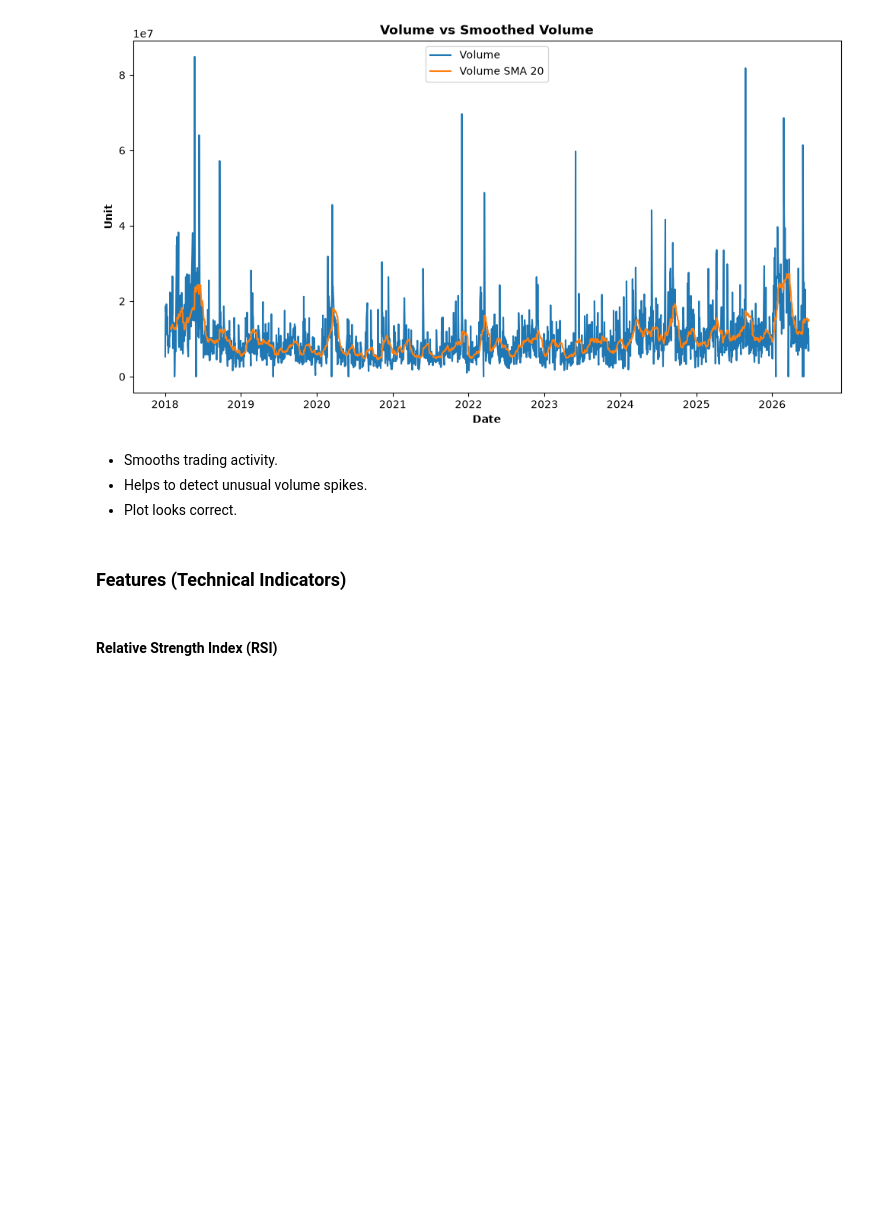
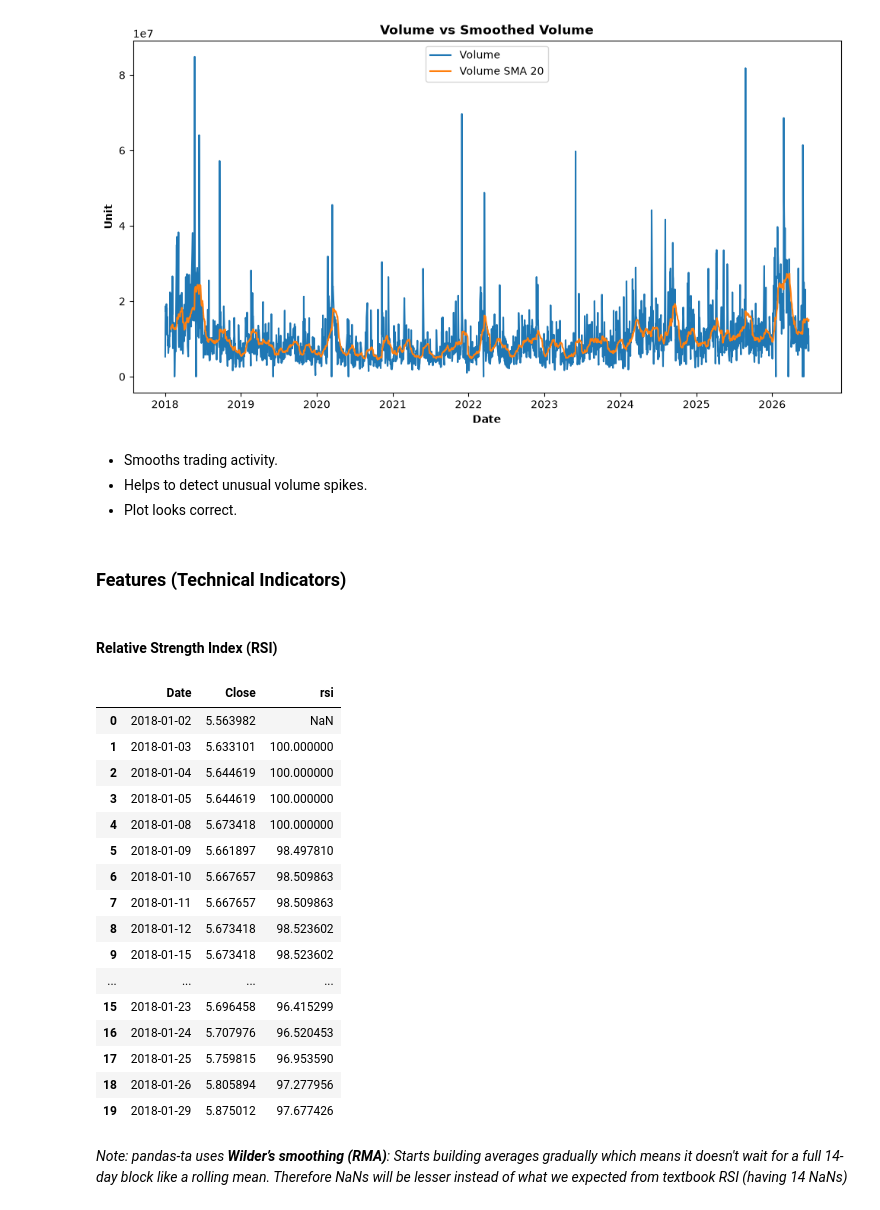
Before and after one commit to zechinglim/xai-stock-prediction-project, a Jupyter notebook: notebooks/feature_engineering.ipynb, the cells around one changed output. Cells and saved outputs as stored; diff of their text form; code cells hidden in the pictures; blank space fills up the shorter version.

```diff
--- a/notebooks/feature_engineering.ipynb
+++ b/notebooks/feature_engineering.ipynb
@@ -212,0 +217,22 @@ import pandas_ta as ta
+# %%
+maybank[['Date', 'Close', 'rsi']].head(20)
+# %% [output]
+|  | Date | Close | rsi |
+| 0 | 2018-01-02 | 5.563982 | NaN |
+| 1 | 2018-01-03 | 5.633101 | 100.000000 |
+| 2 | 2018-01-04 | 5.644619 | 100.000000 |
+| 3 | 2018-01-05 | 5.644619 | 100.000000 |
+| 4 | 2018-01-08 | 5.673418 | 100.000000 |
+| 5 | 2018-01-09 | 5.661897 | 98.497810 |
+| 6 | 2018-01-10 | 5.667657 | 98.509863 |
+| 7 | 2018-01-11 | 5.667657 | 98.509863 |
+| 8 | 2018-01-12 | 5.673418 | 98.523602 |
+| 9 | 2018-01-15 | 5.673418 | 98.523602 |
+| ... | ... | ... | ... |
+| 15 | 2018-01-23 | 5.696458 | 96.415299 |
+| 16 | 2018-01-24 | 5.707976 | 96.520453 |
+| 17 | 2018-01-25 | 5.759815 | 96.953590 |
+| 18 | 2018-01-26 | 5.805894 | 97.277956 |
+| 19 | 2018-01-29 | 5.875012 | 97.677426 |
+# %% [markdown]
+*Note: pandas-ta uses **Wilder’s smoothing (RMA)**: Starts building averages gradually which means it doesn't wait for a full 14-day block like a rolling mean. Therefore NaNs will be lesser instead of what we expected from textbook RSI (having 14 NaNs)*
```
Also changed, not shown: parts of 36 cells of this notebook, 3 other files.
